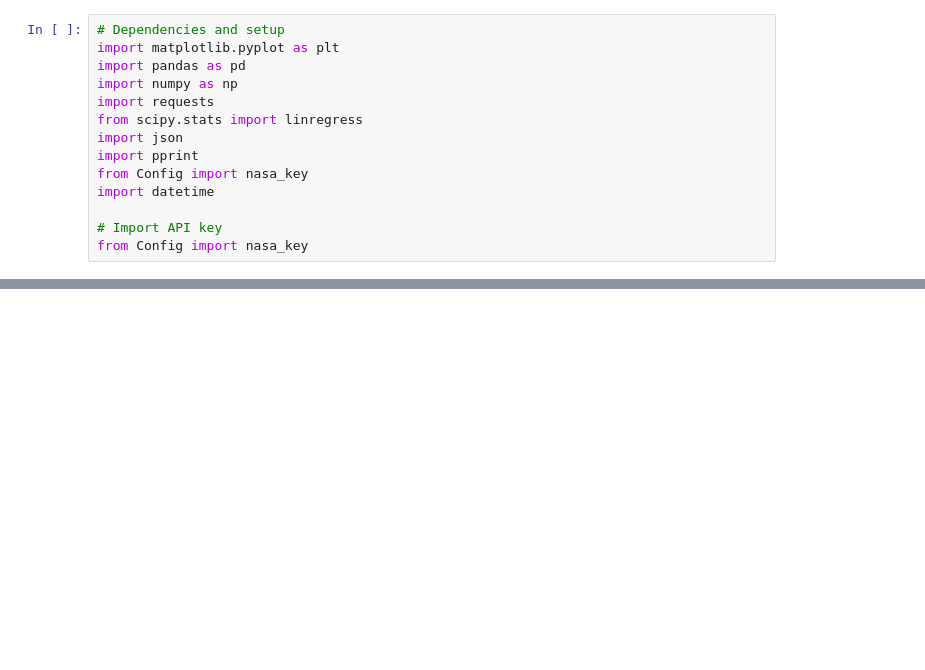
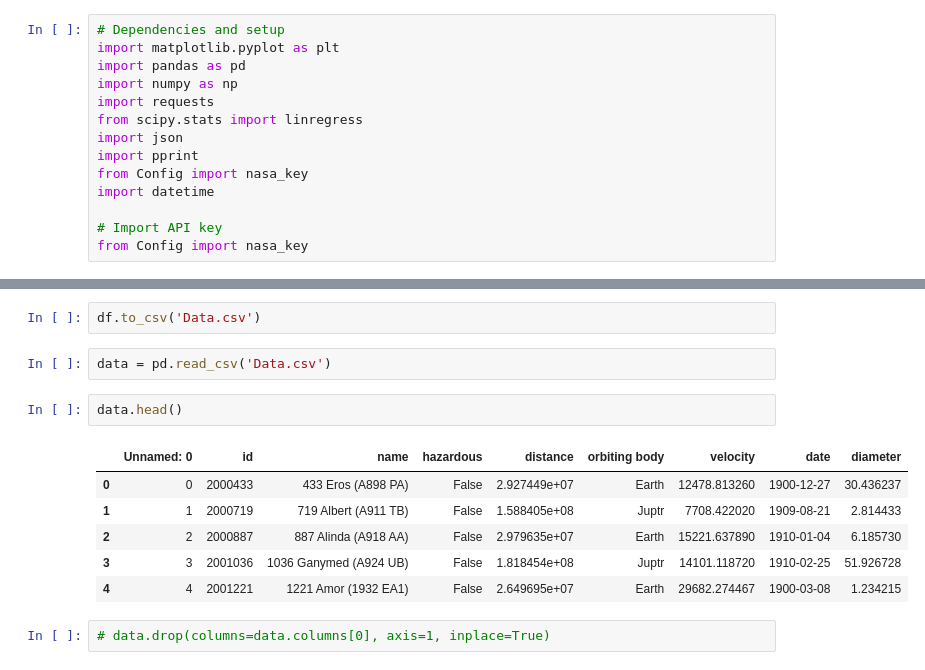
Before and after one commit to Bulaque/Team-2, a Jupyter notebook: Nasa_asteroid.ipynb, the cells around one changed output, grey strips where cells are left out. Saved outputs shown, nothing was run; the diff lists cells and outputs as text; blank space fills up the shorter version.

```diff
--- a/Nasa_asteroid.ipynb
+++ b/Nasa_asteroid.ipynb
@@ -71,0 +102,15 @@ df.head(10)
+# %%
+df.to_csv('Data.csv')
+# %%
+data = pd.read_csv('Data.csv')
+# %%
+data.head()
+# %% [output]
+|  | Unnamed: 0 | id | name | hazardous | distance | orbiting body | velocity | date | diameter |
+| 0 | 0 | 2000433 | 433 Eros (A898 PA) | False | 2.927449e+07 | Earth | 12478.813260 | 1900-12-27 | 30.436237 |
+| 1 | 1 | 2000719 | 719 Albert (A911 TB) | False | 1.588405e+08 | Juptr | 7708.422020 | 1909-08-21 | 2.814433 |
+| 2 | 2 | 2000887 | 887 Alinda (A918 AA) | False | 2.979635e+07 | Earth | 15221.637890 | 1910-01-04 | 6.185730 |
+| 3 | 3 | 2001036 | 1036 Ganymed (A924 UB) | False | 1.818454e+08 | Juptr | 14101.118720 | 1910-02-25 | 51.926728 |
+| 4 | 4 | 2001221 | 1221 Amor (1932 EA1) | False | 2.649695e+07 | Earth | 29682.274467 | 1900-03-08 | 1.234215 |
+# %%
+# data.drop(columns=data.columns[0], axis=1, inplace=True)
```
Also changed, not shown: parts of 10 cells of this notebook, 3 other files.
